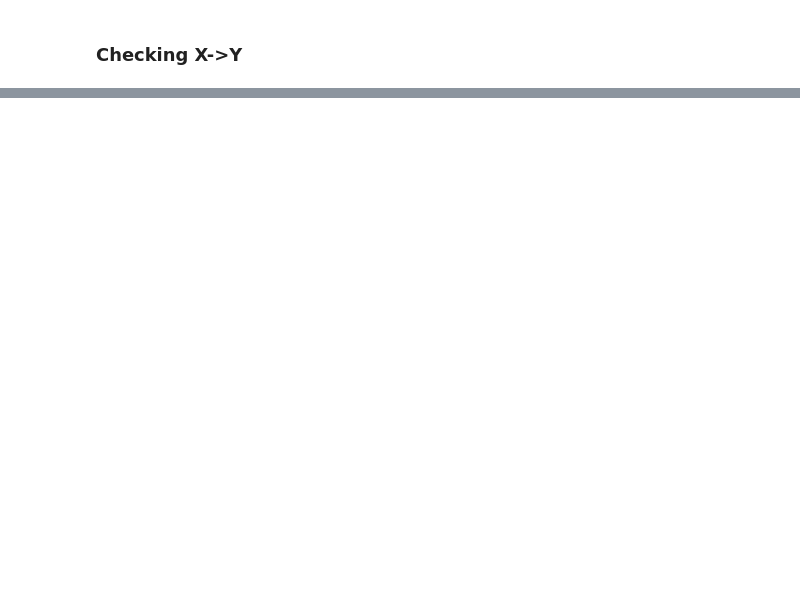
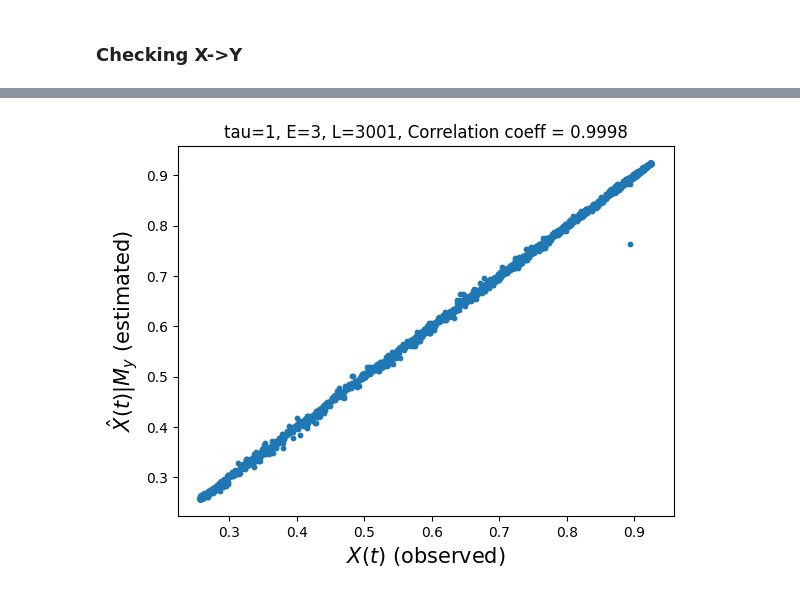
Before and after one commit to PrinceJavier/causal_ccm, a Jupyter notebook: usage_sample.ipynb, the cells around one changed output, grey strips where cells are left out. Saved outputs shown, nothing was run; the diff lists cells and outputs as text; code cells hidden in the pictures; blank space fills up the shorter version.

```diff
--- a/usage_sample.ipynb
+++ b/usage_sample.ipynb
@@ -134,0 +155,5 @@ plt.legend(prop={'size': 20})
+# %%
+# Check correlation plot
+pai1.plot_ccm_correls()
+# %% [output]
+[figure, added]
```
Also changed, not shown: parts of 20 cells of this notebook.
